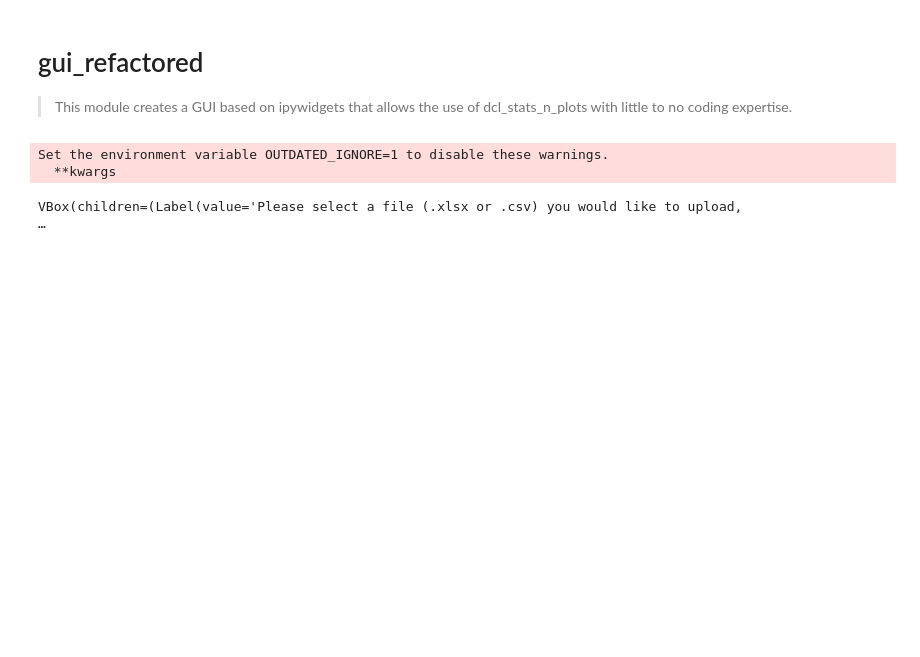
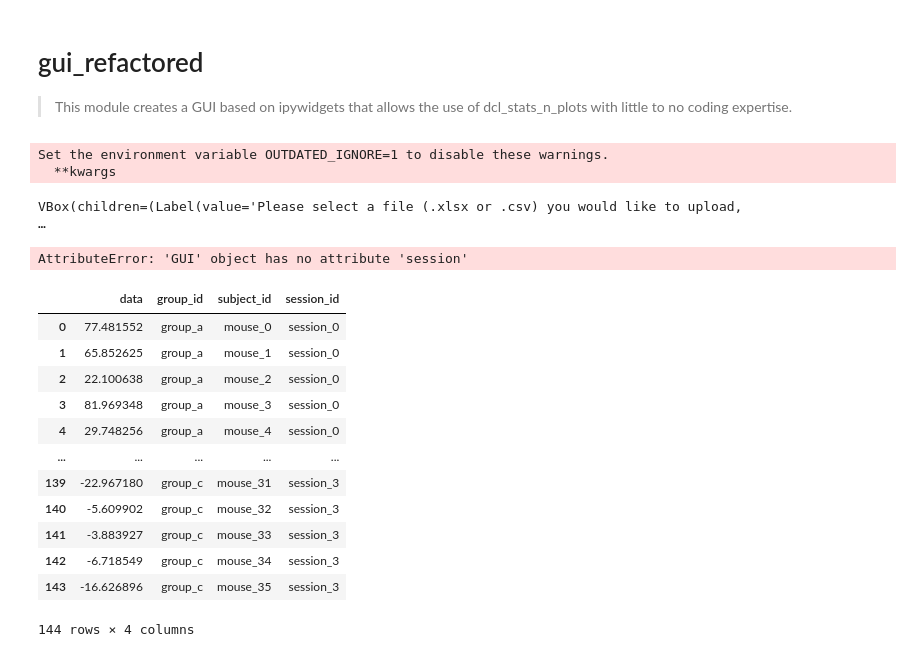
Before and after one commit to Defense-Circuits-Lab/stats_n_plots, a Jupyter notebook: 00r_gui.ipynb, the cells around one changed output. Drawn from its saved outputs; the diff is of its cells as text; code cells hidden in the pictures; blank space fills up the shorter version.

```diff
--- a/00r_gui.ipynb
+++ b/00r_gui.ipynb
@@ -505,3 +536,23 @@ gui = GUI()
 gui.widget
 # %% [output]
 VBox(children=(Label(value='Please select a file (.xlsx or .csv) you would like to upload,                    …
+# %%
+df = gui.session.database.data.copy()
+# %% [output]
+AttributeError: 'GUI' object has no attribute 'session'
+# %%
+df
+# %% [output]
+|  | data | group_id | subject_id | session_id |
+| 0 | 77.481552 | group_a | mouse_0 | session_0 |
+| 1 | 65.852625 | group_a | mouse_1 | session_0 |
+| 2 | 22.100638 | group_a | mouse_2 | session_0 |
+| 3 | 81.969348 | group_a | mouse_3 | session_0 |
+| 4 | 29.748256 | group_a | mouse_4 | session_0 |
+| ... | ... | ... | ... | ... |
+| 139 | -22.967180 | group_c | mouse_31 | session_3 |
+| 140 | -5.609902 | group_c | mouse_32 | session_3 |
+| 141 | -3.883927 | group_c | mouse_33 | session_3 |
+| 142 | -6.718549 | group_c | mouse_34 | session_3 |
+| 143 | -16.626896 | group_c | mouse_35 | session_3 |
+144 rows × 4 columns
```
Also changed, not shown: parts of 4 cells of this notebook, 7 other files.
